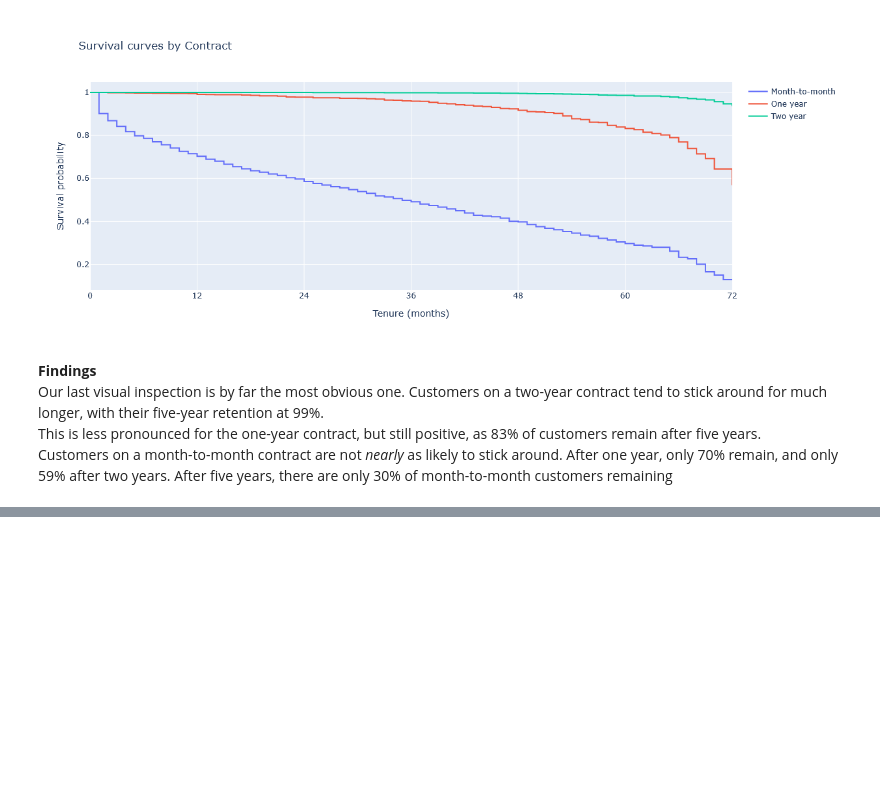
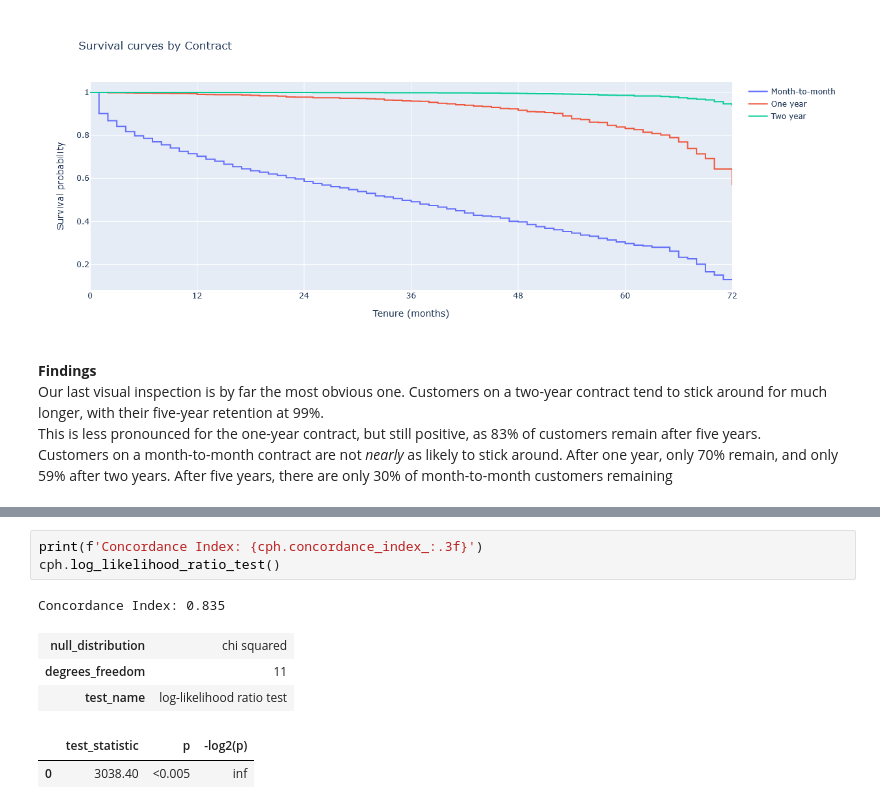
Before and after one commit to ottopauer/Portfolio, a Jupyter notebook: data/churn/telco_survival_analysis/churn_analysis.ipynb, the cells around one changed output, grey strips where cells are left out. Drawn from its saved outputs; the diff is of its cells as text; blank space fills up the shorter version.

```diff
--- a/data/churn/telco_survival_analysis/churn_analysis.ipynb
+++ b/data/churn/telco_survival_analysis/churn_analysis.ipynb
@@ -319,0 +317,10 @@ Customers on a month-to-month contract are not _nearly_ as likely to stick aroun
+# %%
+print(f'Concordance Index: {cph.concordance_index_:.3f}')
+cph.log_likelihood_ratio_test()
+# %% [output]
+Concordance Index: 0.835
+| null_distribution | chi squared |
+| degrees_freedom | 11 |
+| test_name | log-likelihood ratio test |
+|  | test_statistic | p | -log2(p) |
+| 0 | 3038.40 | <0.005 | inf |
```
Also changed, not shown: parts of 12 cells of this notebook.
